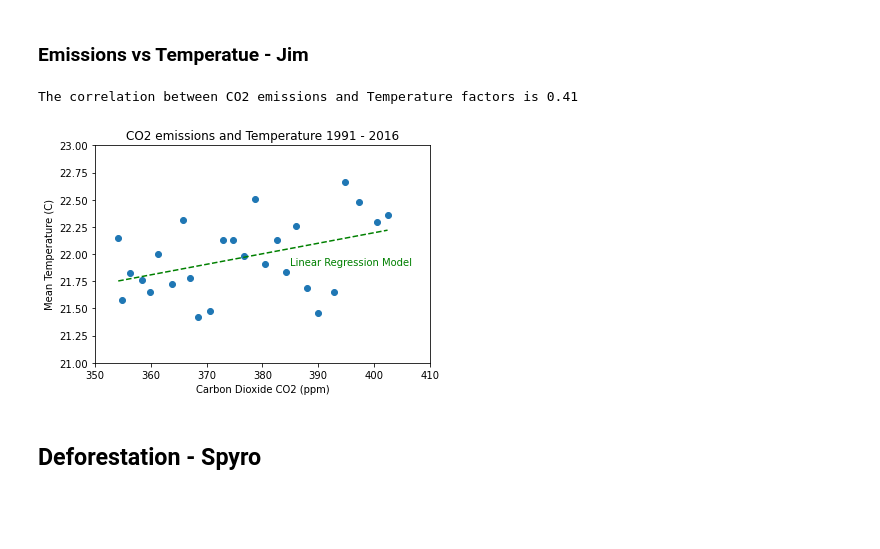
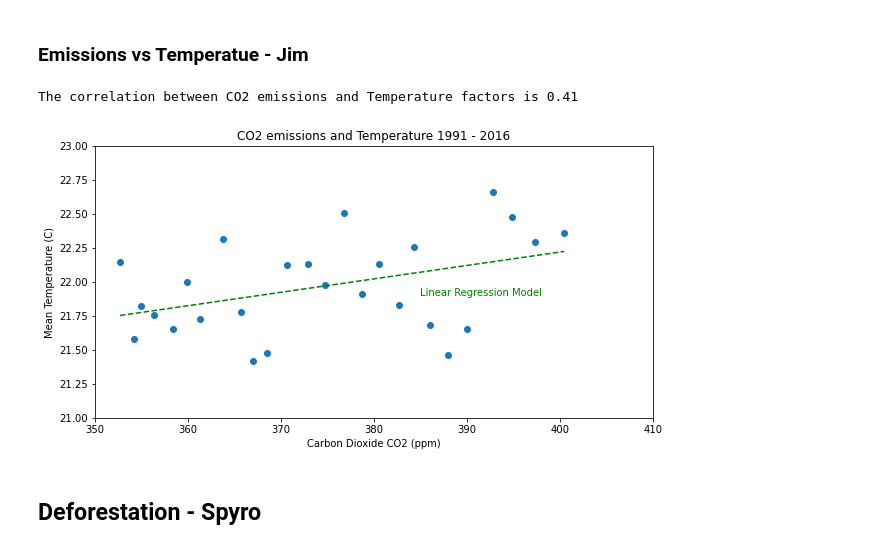
Before and after one commit to thierzon/disney-donut-project, a Jupyter notebook: combined_data.ipynb, the cells around one changed output. Drawn from its saved outputs; the diff is of its cells as text; code cells hidden in the pictures; blank space fills up the shorter version.

```diff
--- a/combined_data.ipynb
+++ b/combined_data.ipynb
@@ -337,30 +341,30 @@ plt.show()
 # %%
 # Calculate the correlation coefficient and linear regression model
 # for temperature and CO2 emmsions - 1990 -> 2020
 
-# Remove first and last 3 rows of emissions to match temperature data set
-emissions_df2 = emissions_df[1:]
-emissions_df2 = emissions_df2[:-3]
+# Remove last 4 rows of emissions to match temperature data set
+emissions_df2 = emissions_df[:-4]
 
 correlation = sts.pearsonr(emissions_df2['CO2(ppm)']['mean'], new_mean_temperature['Mean Temperature(Celcius)'])
 m_slope, m_int, m_r, m_p, m_std_err = sts.linregress(emissions_df2['CO2(ppm)']['mean'], new_mean_temperature['Mean Temperature(Celcius)'])
 m_fit = m_slope * emissions_df2['CO2(ppm)']['mean'] + m_int
 
 print(f"The correlation between CO2 emissions and Temperature factors is {round(correlation[0],2)}")
 print()
 
+plt.figure(figsize=(10,5))
 plt.scatter(emissions_df2['CO2(ppm)']['mean'], new_mean_temperature['Mean Temperature(Celcius)'])
 plt.plot(emissions_df2['CO2(ppm)']['mean'],m_fit,"--",color='g')
 plt.xlabel('Carbon Dioxide CO2 (ppm)')
 plt.ylabel('Mean Temperature (C)')
 plt.title('CO2 emissions and Temperature 1991 - 2016')
 plt.xlim(350,410)
 plt.ylim(21,23)
 plt.text(385,21.90,'Linear Regression Model', color='g')
 plt.show()
 # %% [output]
 The correlation between CO2 emissions and Temperature factors is 0.41
-[figure, old version]
+[figure, new version]
 # %% [markdown]
 ## Deforestation - Spyro
 # %%
```
Also changed, not shown: parts of 13 cells of this notebook, 4 other files.
